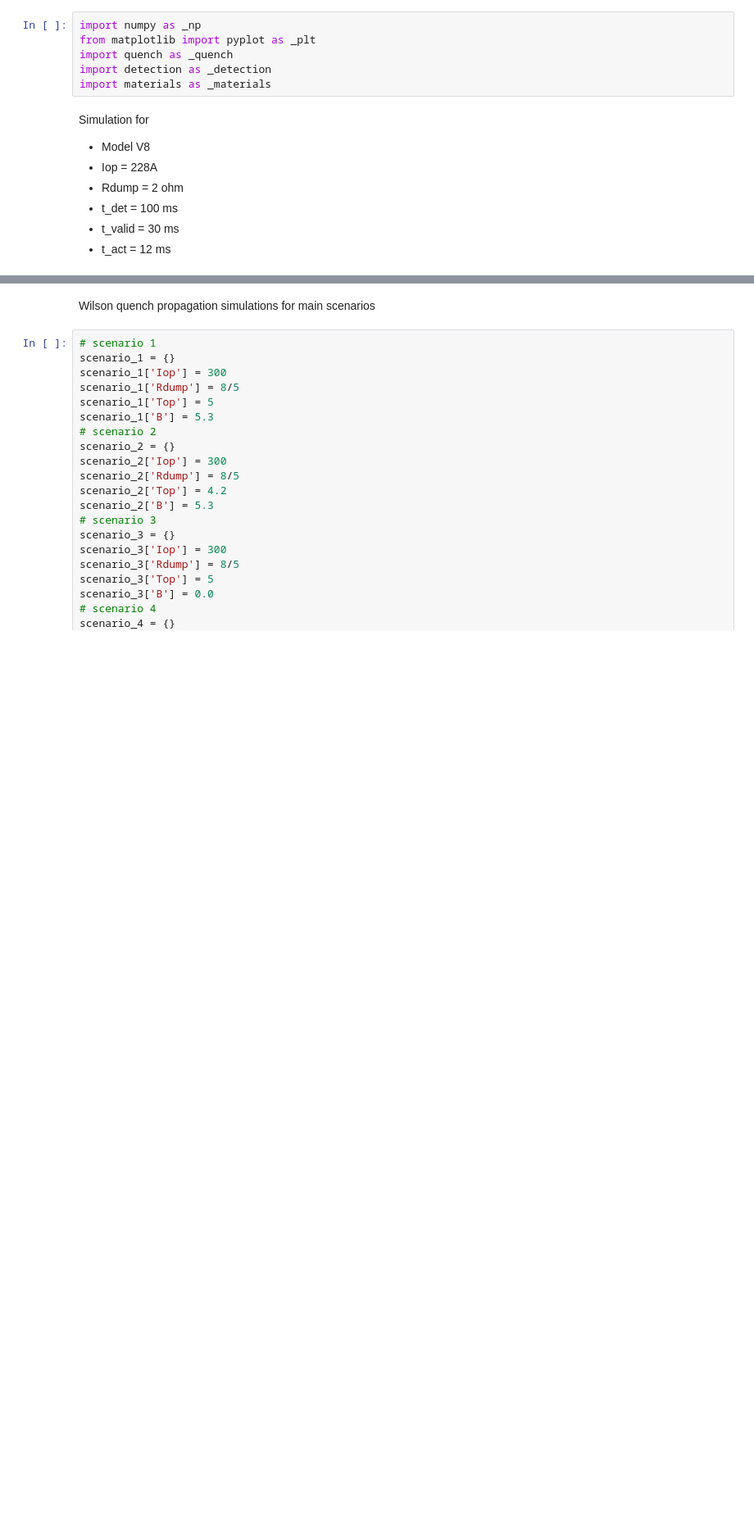
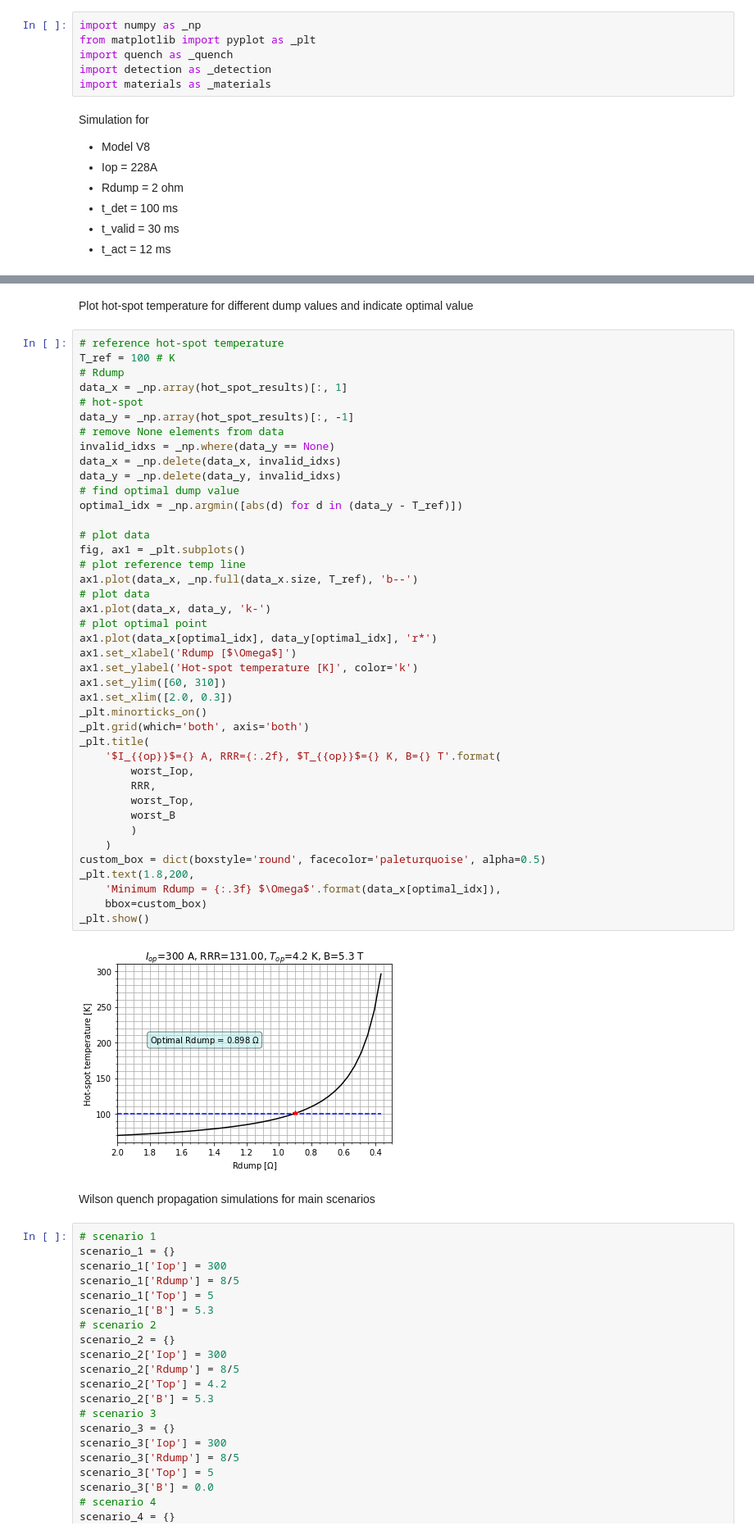
Before and after one commit to lnls-ima/si-wls, a Jupyter notebook: scripts/quench/python/detection/v8_miits_analysis_rrr_131.ipynb, the cells around one changed output, grey strips where cells are left out. Shown at 82% size. Cells and saved outputs as stored; diff of their text form; blank space fills up the shorter version.

```diff
--- a/scripts/quench/python/detection/v8_miits_analysis_rrr_131.ipynb
+++ b/scripts/quench/python/detection/v8_miits_analysis_rrr_131.ipynb
@@ -151,3 +205,49 @@ calc hot spot : t = 23.49999999999993
+# %% [markdown]
+Plot hot-spot temperature for different dump values
+and indicate optimal value
+# %%
+# reference hot-spot temperature
+T_ref = 100 # K
+# Rdump
+data_x = _np.array(hot_spot_results)[:, 1]
+# hot-spot
+data_y = _np.array(hot_spot_results)[:, -1]
+# remove None elements from data
+invalid_idxs = _np.where(data_y == None)
+data_x = _np.delete(data_x, invalid_idxs)
+data_y = _np.delete(data_y, invalid_idxs)
+# find optimal dump value
+optimal_idx = _np.argmin([abs(d) for d in (data_y - T_ref)])
+
+# plot data
+fig, ax1 = _plt.subplots()
+# plot reference temp line
+ax1.plot(data_x, _np.full(data_x.size, T_ref), 'b--')
+# plot data
+ax1.plot(data_x, data_y, 'k-')
+# plot optimal point
+ax1.plot(data_x[optimal_idx], data_y[optimal_idx], 'r*')
+ax1.set_xlabel('Rdump [$\Omega$]')
+ax1.set_ylabel('Hot-spot temperature [K]', color='k')
+ax1.set_ylim([60, 310])
+ax1.set_xlim([2.0, 0.3])
+_plt.minorticks_on()
+_plt.grid(which='both', axis='both')
+_plt.title(
+    '$I_{{op}}$={} A, RRR={:.2f}, $T_{{op}}$={} K, B={} T'.format(
+        worst_Iop,
+        RRR,
+        worst_Top,
+        worst_B
+        )
+    )
+custom_box = dict(boxstyle='round', facecolor='paleturquoise', alpha=0.5)
+_plt.text(1.8,200,
+    'Minimum Rdump = {:.3f} $\Omega$'.format(data_x[optimal_idx]),
+    bbox=custom_box)
+_plt.show()
+# %% [output]
+[figure, added]
 # %% [markdown]
 Wilson quench propagation simulations for main scenarios
 # %%
```
Also changed, not shown: parts of 6 cells of this notebook, 16 other files.
